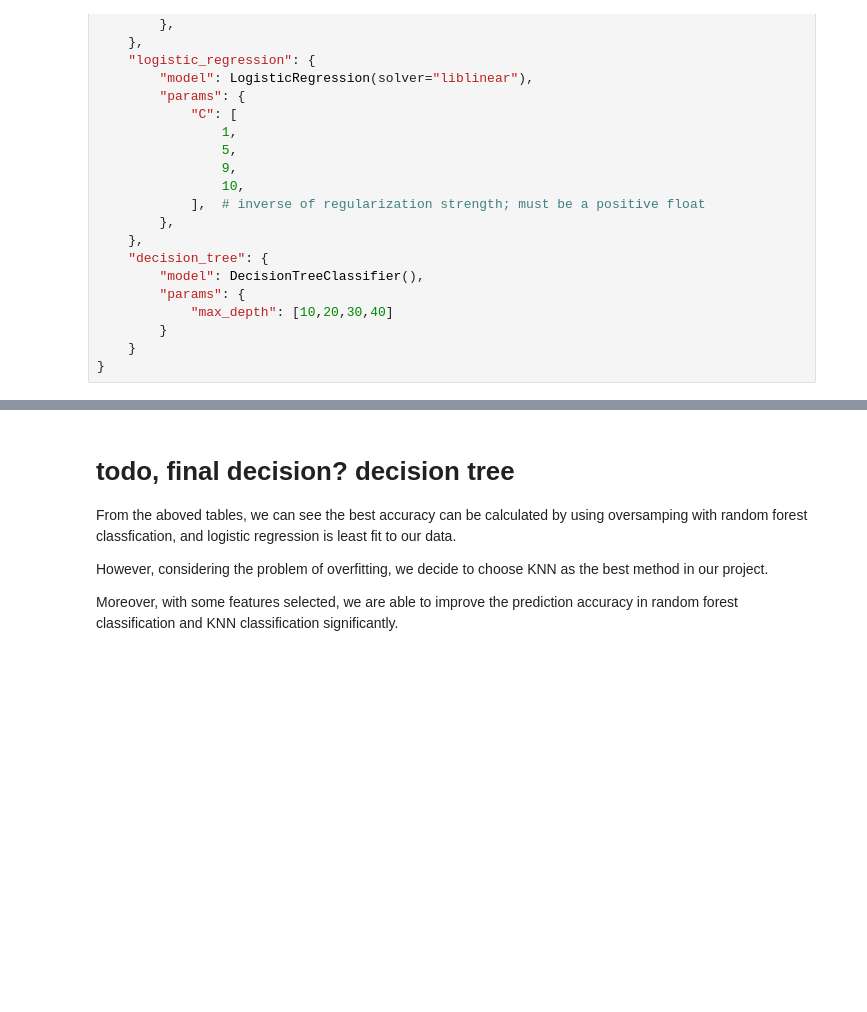
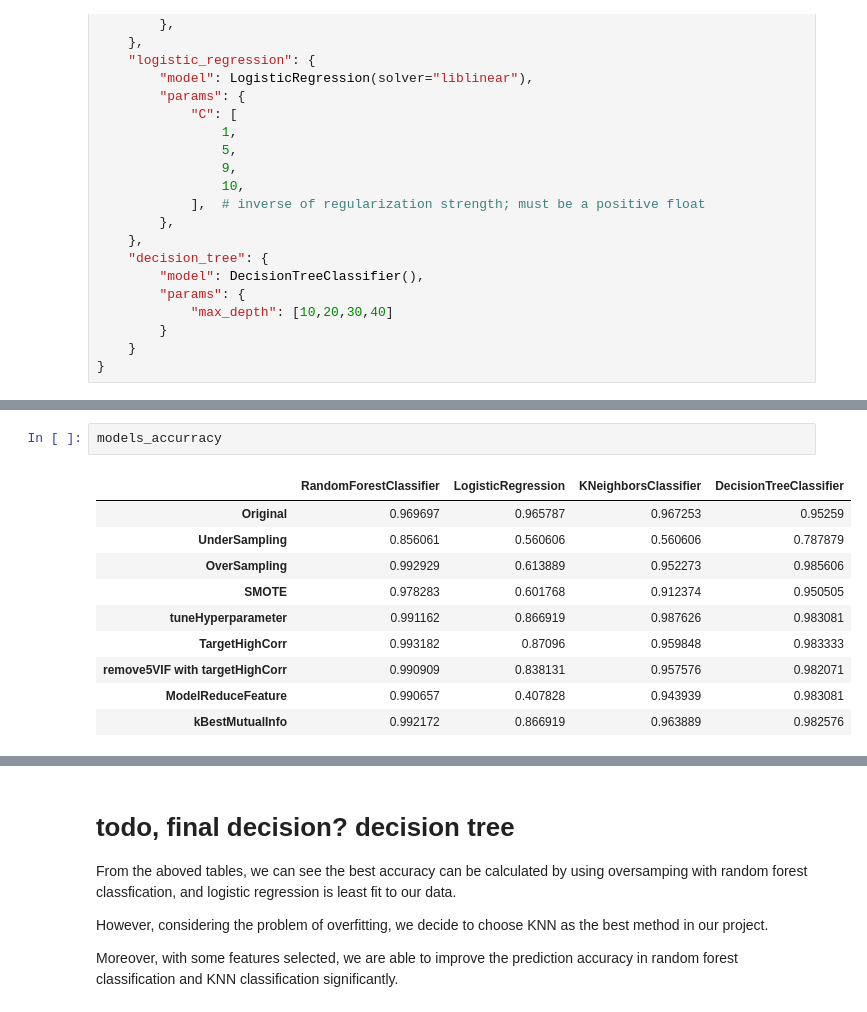
Before and after one commit to gg41825/ml-group-project, a Jupyter notebook: Bankruptcy_Jan20_combined.ipynb, the cells around one changed output, grey strips where cells are left out. Saved outputs shown, nothing was run; the diff lists cells and outputs as text; blank space fills up the shorter version.

```diff
--- a/Bankruptcy_Jan20_combined.ipynb
+++ b/Bankruptcy_Jan20_combined.ipynb
@@ -741,3 +756,16 @@ testModels(X_final, y_final, C_OPT, True)
+# %%
+models_accurracy
+# %% [output]
+|  | RandomForestClassifier | LogisticRegression | KNeighborsClassifier | DecisionTreeClassifier |
+| Original | 0.969697 | 0.965787 | 0.967253 | 0.95259 |
+| UnderSampling | 0.856061 | 0.560606 | 0.560606 | 0.787879 |
+| OverSampling | 0.992929 | 0.613889 | 0.952273 | 0.985606 |
+| SMOTE | 0.978283 | 0.601768 | 0.912374 | 0.950505 |
+| tuneHyperparameter | 0.991162 | 0.866919 | 0.987626 | 0.983081 |
+| TargetHighCorr | 0.993182 | 0.87096 | 0.959848 | 0.983333 |
+| remove5VIF with targetHighCorr | 0.990909 | 0.838131 | 0.957576 | 0.982071 |
+| ModelReduceFeature | 0.990657 | 0.407828 | 0.943939 | 0.983081 |
+| kBestMutualInfo | 0.992172 | 0.866919 | 0.963889 | 0.982576 |
 # %%
 # plot the combined AUC curves - resample basis
 plt.figure(figsize=(10, 6))
```
Also changed, not shown: parts of 26 cells of this notebook.
